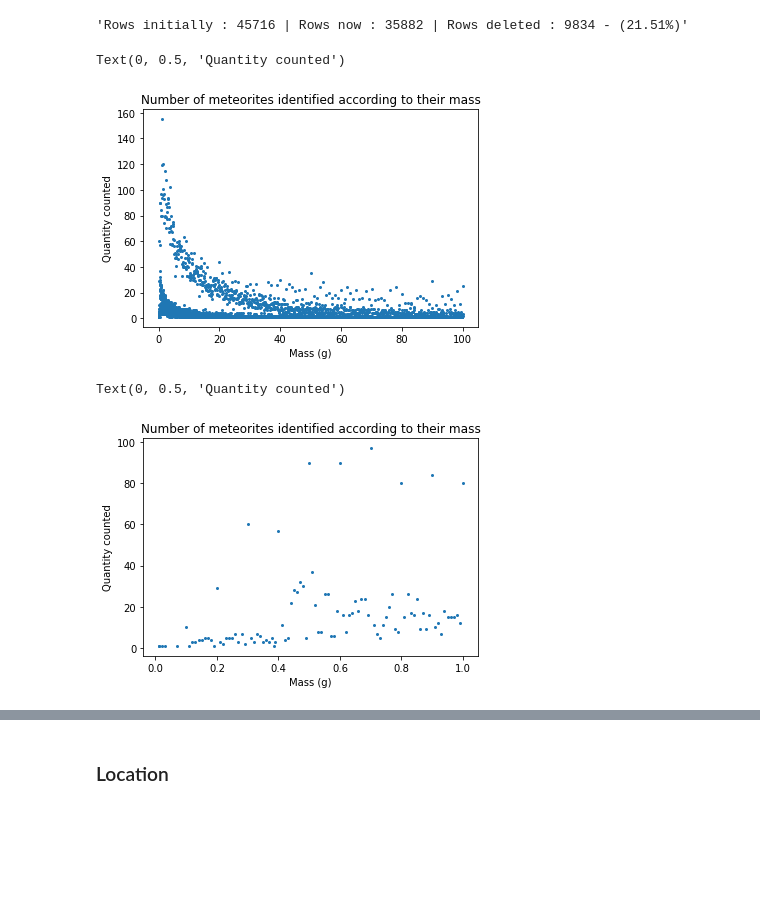
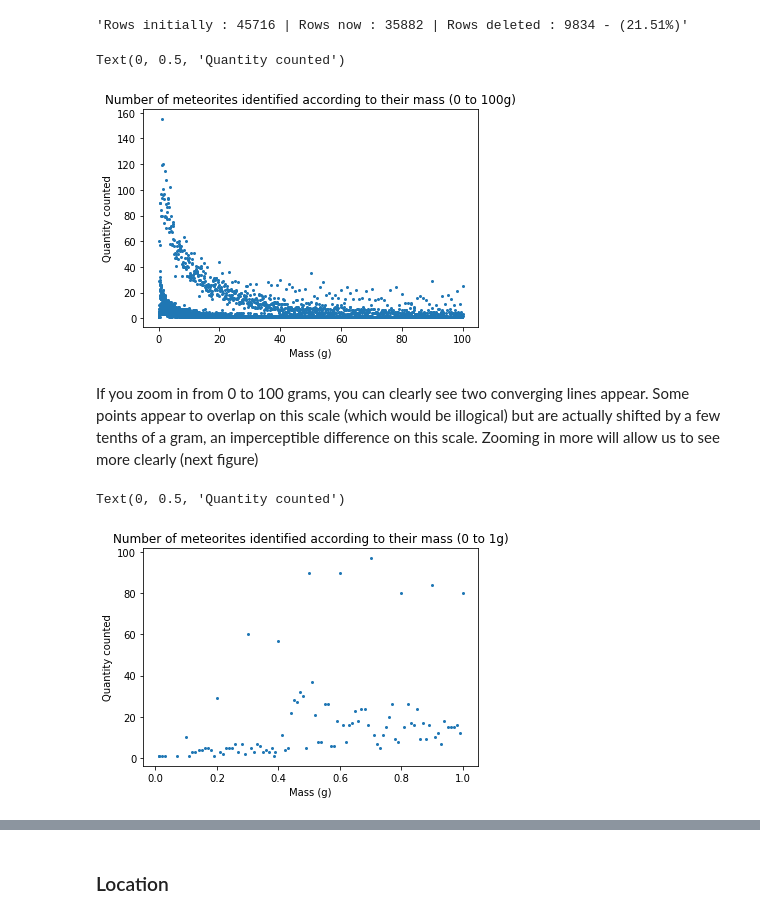
Before and after one commit to Kartmaan/Meteorite_landings, a Jupyter notebook: meteorite_landings.ipynb, the cells around one changed output, grey strips where cells are left out. Saved outputs shown, nothing was run; the diff lists cells and outputs as text; code cells hidden in the pictures; blank space fills up the shorter version.

```diff
--- a/meteorite_landings.ipynb
+++ b/meteorite_landings.ipynb
@@ -211,17 +211,19 @@ del_count(df.shape)
 # %%
 df_mass = df.loc[(df['mass (g)'] > 0) & (df['mass (g)'] <= 100)]
 mass_val = df_mass['mass (g)'].value_counts()
 
 x = mass_val.index
 y = mass_val.values
 
 plt.scatter(x, y, s = 4)
-plt.title('Number of meteorites identified according to their mass')
+plt.title('Number of meteorites identified according to their mass (0 to 100g)')
 plt.xlabel('Mass (g)')
 plt.ylabel('Quantity counted')
 # %% [output]
 Text(0, 0.5, 'Quantity counted')
-[figure, old version]
+[figure, new version]
+# %% [markdown]
+If you zoom in from 0 to 100 grams, you can clearly see two converging lines appear. Some points appear to overlap on this scale (which would be illogical) but are actually shifted by a few tenths of a gram, an imperceptible difference on this scale. Zooming in more will allow us to see more clearly (next figure)
 # %%
 df_mass = df.loc[(df['mass (g)'] > 0) & (df['mass (g)'] <= 1)]
 mass_val = df_mass['mass (g)'].value_counts()
@@ -230,9 +232,9 @@ x = mass_val.index
 y = mass_val.values
 
 plt.scatter(x, y, s = 4)
-plt.title('Number of meteorites identified according to their mass')
+plt.title('Number of meteorites identified according to their mass (0 to 1g)')
 plt.xlabel('Mass (g)')
 plt.ylabel('Quantity counted')
 # %% [output]
 Text(0, 0.5, 'Quantity counted')
-[figure, old version]
+[figure, new version]
```
Also changed, not shown: parts of 1 cell of this notebook.
